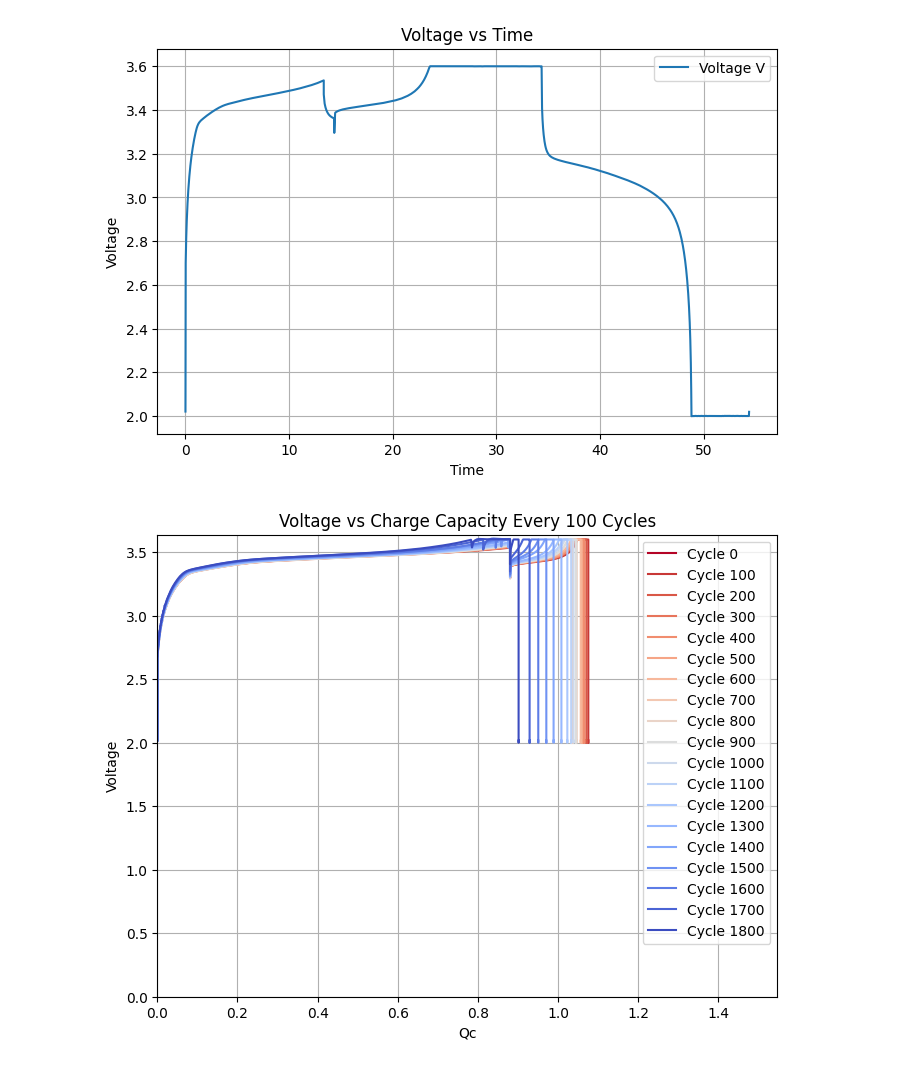
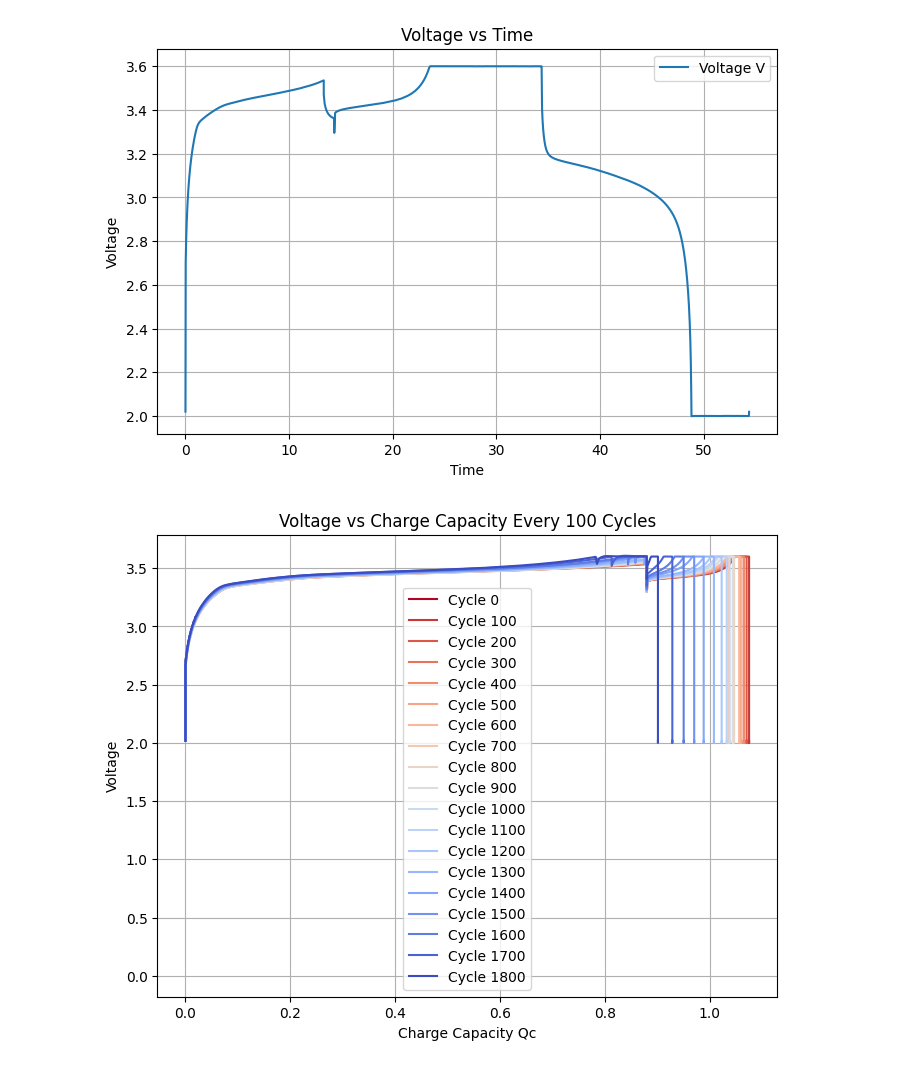
Before and after one commit to KaiWoessner/ECE228_Battery_Project, a Jupyter notebook: data_analysis/analysis_graphs.ipynb, the cells around one changed output. Drawn from its saved outputs; the diff is of its cells as text; code cells hidden in the pictures.

```diff
--- a/data_analysis/analysis_graphs.ipynb
+++ b/data_analysis/analysis_graphs.ipynb
@@ -230,0 +154,18 @@ plt.show()
+# %%
+# Plot early capacity (average of first 10 cycles) vs cycle life
+early_qd = []
+life = []
+
+for _, row in bat_df.iterrows():
+    qd = row["QD"]
+    if len(qd) >= 10:
+        early_qd.append(np.mean(qd[:10]))
+        life.append(row["cycle_life"])
+
+plt.figure(figsize=(8, 6))
+plt.scatter(early_qd, life)
+plt.xlabel("Avg QD (first 10 cycles)")
+plt.ylabel("Cycle Life")
+plt.title("Early Capacity vs Cycle Life")
+plt.grid(True)
+plt.show()
@@ -774,50 +516,25 @@ plt.show()
 [figure]
 [figure]
 # %%
+# Plot voltage curve (V vs Qc) for every 100 cycles of a single battery (battery 0)
 battery = bat_df.iloc[0]
 
-# ---------- Compute global limits ----------
-all_Qd = []
-all_V = []
-
-for k in battery["cycles"]:
-    cd = battery["cycles"][k]
-    all_Qd.append(arr(cd["Qc"]))
-    all_V.append(arr(cd["V"]))
-
-all_Qd = np.concatenate(all_Qd)
-all_V = np.concatenate(all_V)
-
-x_min, x_max = all_Qd.min(), all_Qd.max()
-y_min, y_max = all_V.min(), all_V.max()
-
-# ---------- Plot every 100 cycles on same graph ----------
 plt.figure(figsize=(8, 6))
 
-num_cycles = len(battery["cycles"])
-cycle_nums = list(range(0, num_cycles, 100))
+cycle_keys = list(battery["cycles"].keys())[::100]
+colors = plt.cm.coolwarm_r(np.linspace(0, 1, len(cycle_keys)))
 
-# Red -> Blue gradient
-colors = plt.cm.coolwarm_r(np.linspace(0, 1, len(cycle_nums)))
+for key, color in zip(cycle_keys, colors):
+    cd = battery["cycles"][key]
 
-for i, k in enumerate(cycle_nums):
-    cd = battery["cycles"][str(k)]
+    plt.plot(cd["Qc"], cd["V"], color=color, label=f"Cycle {key}")
 
-    plt.plot(
-        arr(cd["Qc"]),
-        arr(cd["V"]),
-        color=colors[i],
-        label=f"Cycle {k}"
-    )
-
-plt.xlabel("Qc")
+plt.xlabel("Charge Capacity Qc")
 plt.ylabel("Voltage")
-plt.xlim(x_min, x_max)
-plt.ylim(y_min, y_max)
 plt.title("Voltage vs Charge Capacity Every 100 Cycles")
 plt.grid(True)
 plt.legend()
 plt.show()
 # %% [output]
-[figure, old version]
+[figure, new version]
 # %%
```
Also changed, not shown: parts of 24 cells of this notebook.
